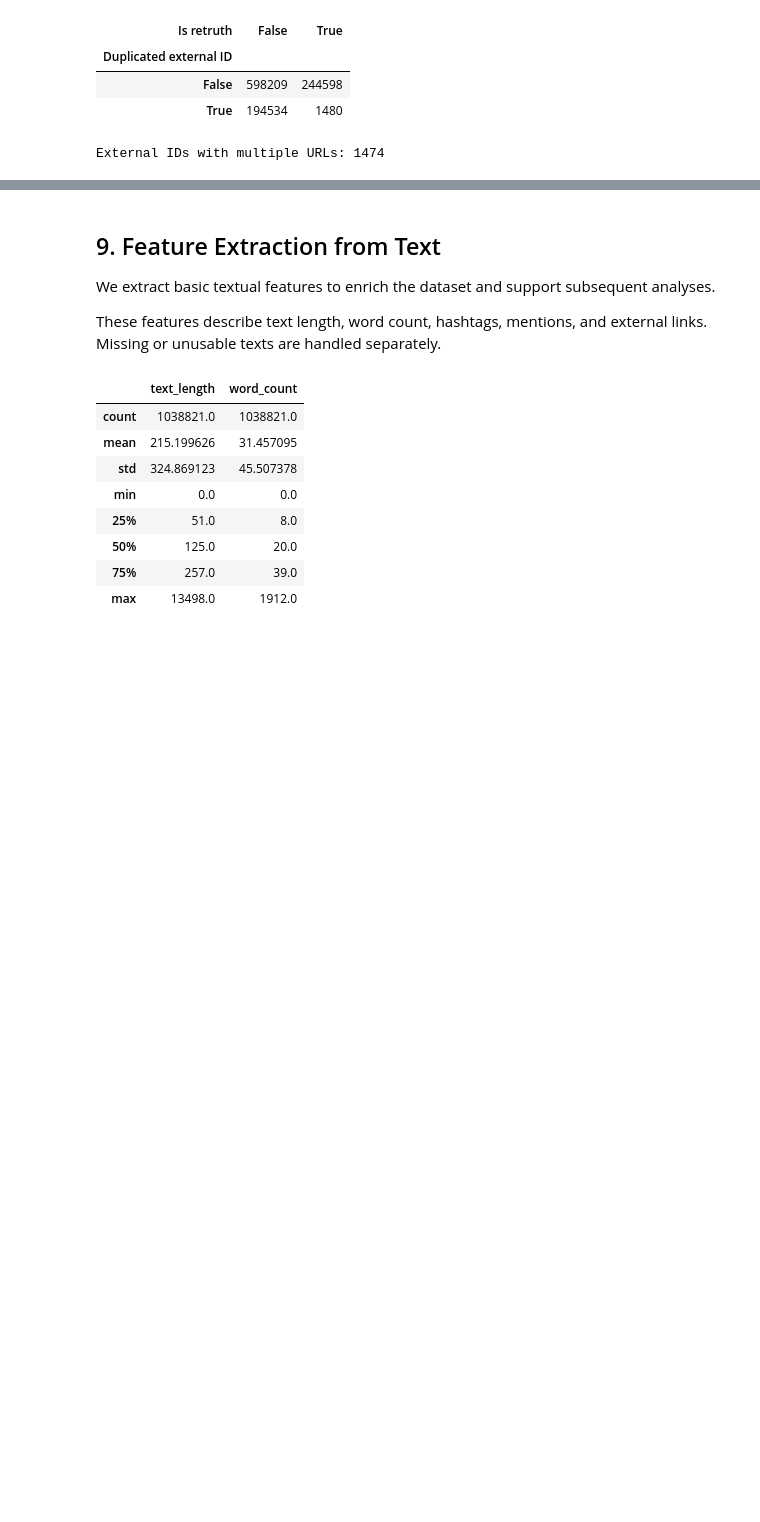
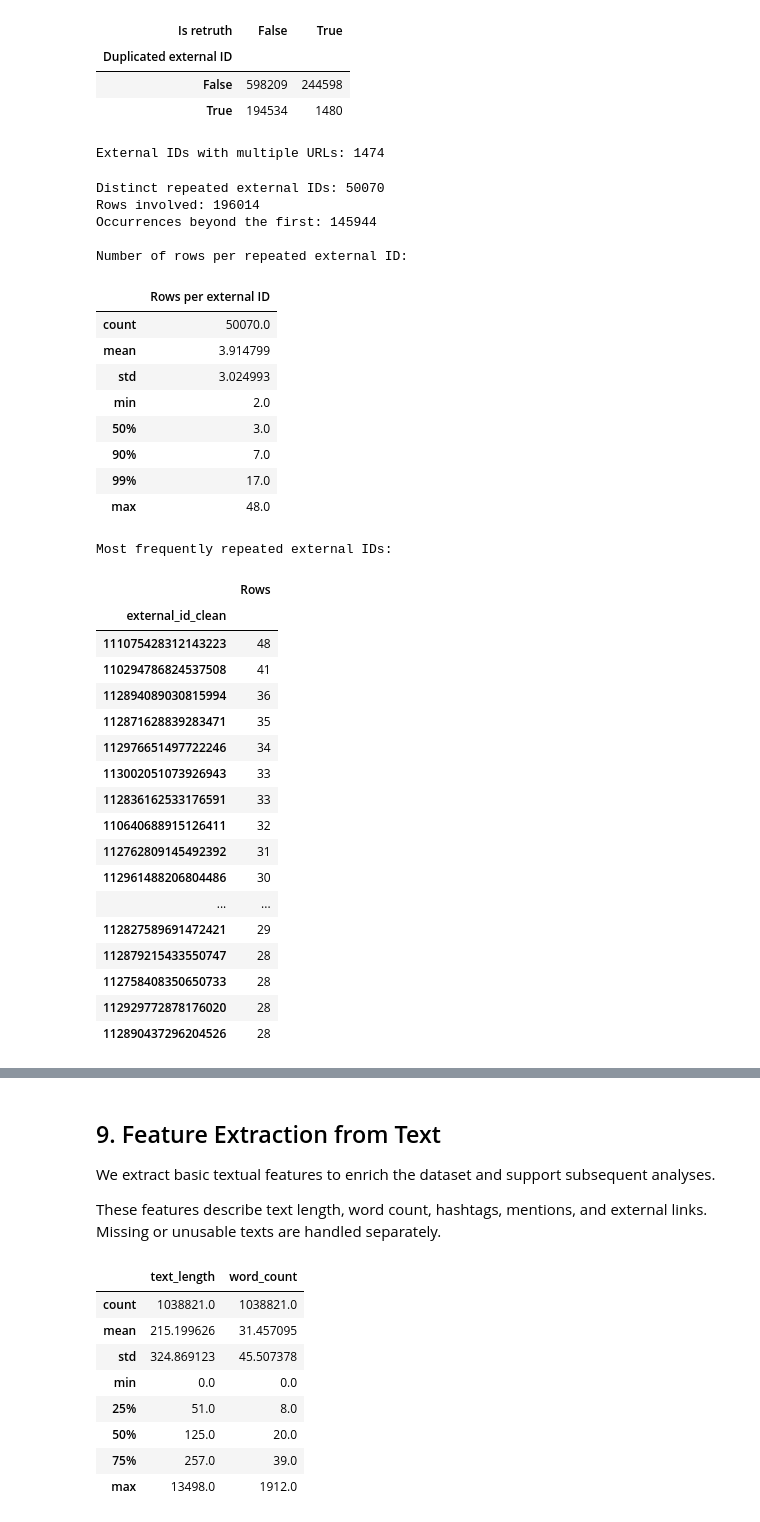
Before and after one commit to lorenzobuccolini03/Truth-Social-Analysis-and-Data-Warehousing---Decision-Support-Systems-, a Jupyter notebook: 01_assignment/truths_analysis.ipynb, the cells around one changed output, grey strips where cells are left out. Drawn from its saved outputs; the diff is of its cells as text; code cells hidden in the pictures; blank space fills up the shorter version.

Commit message:
Add external ID duplicate diagnostics

```diff
--- a/01_assignment/truths_analysis.ipynb
+++ b/01_assignment/truths_analysis.ipynb
@@ -1292,3 +1292,59 @@ print("External IDs with multiple URLs:", (url_counts > 1).sum())
 | False | 598209 | 244598 |
 | True | 194534 | 1480 |
 External IDs with multiple URLs: 1474
+# %%
+# Identify repeated, non-missing external IDs
+ext = df_clean["external_id_clean"]
+
+duplicate_mask = ext.notna() & ext.duplicated(keep=False)
+
+external_counts = ext[ext.notna()].value_counts()
+repeated_counts = external_counts[external_counts > 1]
+
+print("Distinct repeated external IDs:", len(repeated_counts))
+print("Rows involved:", duplicate_mask.sum())
+print("Occurrences beyond the first:", (repeated_counts - 1).sum())
+
+print("\nNumber of rows per repeated external ID:")
+display(
+    repeated_counts.describe(
+        percentiles=[0.50, 0.90, 0.99]
+    ).to_frame("Rows per external ID")
+)
+
+print("\nMost frequently repeated external IDs:")
+display(repeated_counts.head(20).to_frame("Rows"))
+# %% [output]
+Distinct repeated external IDs: 50070
+Rows involved: 196014
+Occurrences beyond the first: 145944
+
+Number of rows per repeated external ID:
+|  | Rows per external ID |
+| count | 50070.0 |
+| mean | 3.914799 |
+| std | 3.024993 |
+| min | 2.0 |
+| 50% | 3.0 |
+| 90% | 7.0 |
+| 99% | 17.0 |
+| max | 48.0 |
+Most frequently repeated external IDs:
+|  | Rows |
+| external_id_clean |  |
+| 111075428312143223 | 48 |
+| 110294786824537508 | 41 |
+| 112894089030815994 | 36 |
+| 112871628839283471 | 35 |
+| 112976651497722246 | 34 |
+| 113002051073926943 | 33 |
+| 112836162533176591 | 33 |
+| 110640688915126411 | 32 |
+| 112762809145492392 | 31 |
+| 112961488206804486 | 30 |
+| ... | ... |
+| 112827589691472421 | 29 |
+| 112879215433550747 | 28 |
+| 112758408350650733 | 28 |
+| 112929772878176020 | 28 |
+| 112890437296204526 | 28 |
```
Also changed, not shown: parts of 4 cells of this notebook.
